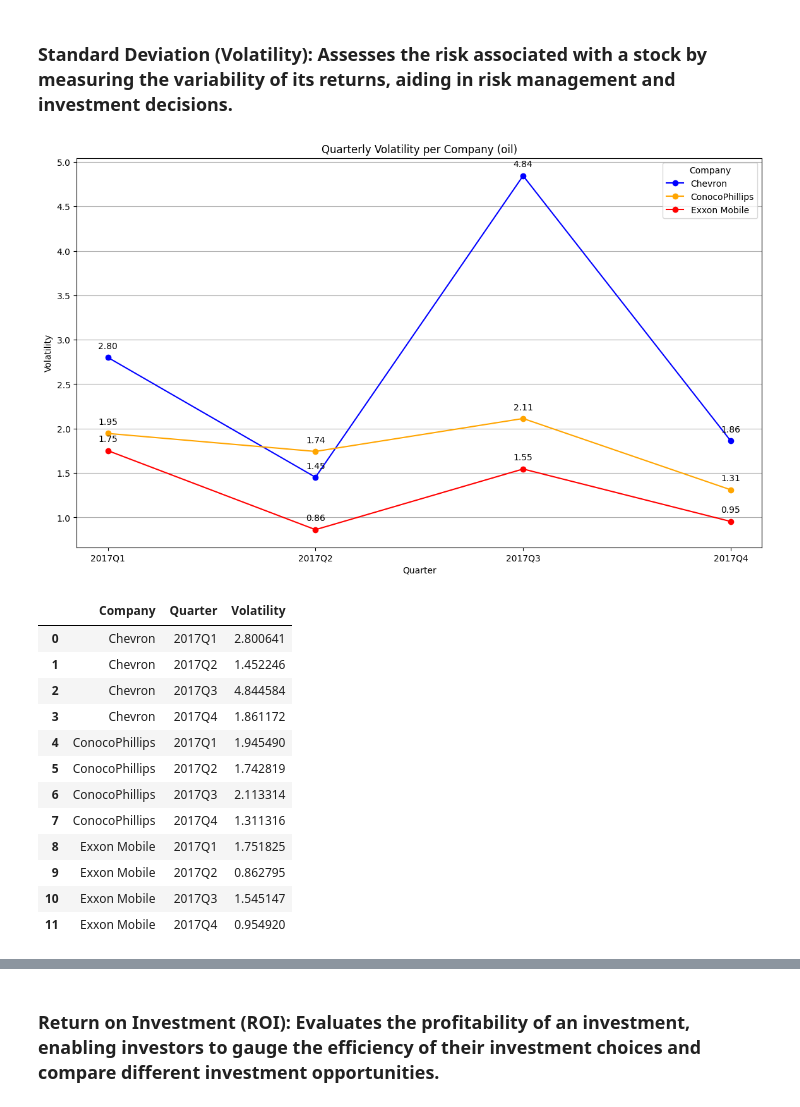
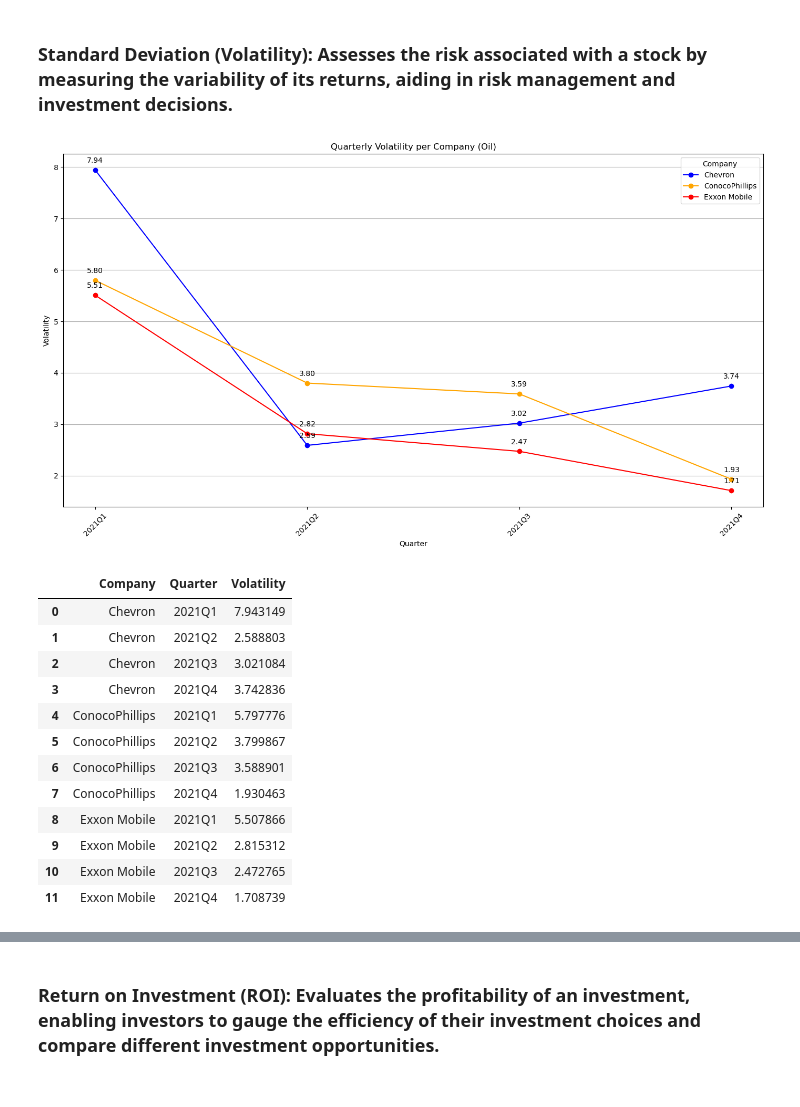
Before and after one commit to juanbracho/UT_Module16, a Jupyter notebook: data/API Change.ipynb, the cells around one changed output, grey strips where cells are left out. Drawn from its saved outputs; the diff is of its cells as text; code cells hidden in the pictures.

```diff
--- a/data/API Change.ipynb
+++ b/data/API Change.ipynb
@@ -105,8 +105,8 @@ combined_tele_data.sort_values(by=['Company', 'Date'], inplace=True)
 combined_tele_data.ffill(inplace=True)
 combined_tele_data.bfill(inplace=True)
 
-# Filter the data to include only dates from 2020-01-01 to 2022-01-01
-start_date = pd.Timestamp('2020-01-01')
+# Filter the data to include only dates from 2021-01-01 to 2022-01-01
+start_date = pd.Timestamp('2021-01-01')
 end_date = pd.Timestamp('2022-01-01')
 filtered_tele_data = combined_tele_data[(combined_tele_data['Date'] >= start_date) & (combined_tele_data['Date'] <= end_date)].copy()
 
@@ -373,45 +351,53 @@ plt.show()
 ### Standard Deviation (Volatility): Assesses the risk associated with a stock by measuring the variability of its returns, aiding in risk management and investment decisions.
 # %%
 # Calculate the standard deviation (volatility) in oil Stock for each quarter
-quarterly_oil_volatility = filtered_oil_data.groupby(['Company', 'Quarter'], as_index=False)['Adj. Close'].std()
-quarterly_oil_volatility.rename(columns={'Adj. Close': 'Volatility'}, inplace=True)
+quarterly_oil_volatility = filtered_oil_data.groupby(['Company', 'Quarter'], as_index=False)['Close'].std()
+quarterly_oil_volatility.rename(columns={'Close': 'Volatility'}, inplace=True)
 
-# Convert the 'Quarter' column to string due to formatting error.
+# Convert the 'Quarter' column to string for plotting
 quarterly_oil_volatility['Quarter'] = quarterly_oil_volatility['Quarter'].astype(str)
 
-# Plot the quarterly volatility.
+# Plot the quarterly volatility
 plt.figure(figsize=(14, 8))
+
 for company in quarterly_oil_volatility['Company'].unique():
     company_data = quarterly_oil_volatility[quarterly_oil_volatility['Company'] == company]
-    plt.plot(company_data['Quarter'].astype(str), company_data['Volatility'], marker='o', label=company, color=oil_colors[company])
-    # Annotate each volatility by stock per quarter.
+    plt.plot(company_data['Quarter'], company_data['Volatility'], marker='o', label=company, color=oil_colors[company])
+
+    # Annotate each volatility by stock per quarter
     for i, row in company_data.iterrows():
-        plt.annotate(f"{row['Volatility']:.2f}", (row['Quarter'], row['Volatility']), textcoords="offset points",
-                     xytext=(0,10), ha='center')
+        plt.annotate(f"{row['Volatility']:.2f}",
+                     (row['Quarter'], row['Volatility']),
+                     textcoords="offset points", xytext=(0,10), ha='center')
 
-# Plot visual formatting.
-plt.title('Quarterly Volatility per Company (oil)')
+# Plot visual formatting
+plt.title('Quarterly Volatility per Company (Oil)')
 plt.xlabel('Quarter')
 plt.ylabel('Volatility')
 plt.legend(title='Company')
 plt.grid(axis='y')
+plt.xticks(rotation=45)
+plt.tight_layout()
+
+# Save the plot as a PNG file
 plt.savefig('outputs/oil_volatility.png')
 plt.show()
 
+# Output the quarterly oil volatility data
 quarterly_oil_volatility
 # %% [output]
-[figure, old version]
+[figure, new version]
 |  | Company | Quarter | Volatility |
-| 0 | Chevron | 2017Q1 | 2.800641 |
-| 1 | Chevron | 2017Q2 | 1.452246 |
-| 2 | Chevron | 2017Q3 | 4.844584 |
-| 3 | Chevron | 2017Q4 | 1.861172 |
-| 4 | ConocoPhillips | 2017Q1 | 1.945490 |
-| 5 | ConocoPhillips | 2017Q2 | 1.742819 |
-| 6 | ConocoPhillips | 2017Q3 | 2.113314 |
-| 7 | ConocoPhillips | 2017Q4 | 1.311316 |
-| 8 | Exxon Mobile | 2017Q1 | 1.751825 |
-| 9 | Exxon Mobile | 2017Q2 | 0.862795 |
-| 10 | Exxon Mobile | 2017Q3 | 1.545147 |
-| 11 | Exxon Mobile | 2017Q4 | 0.954920 |
+| 0 | Chevron | 2021Q1 | 7.943149 |
+| 1 | Chevron | 2021Q2 | 2.588803 |
+| 2 | Chevron | 2021Q3 | 3.021084 |
+| 3 | Chevron | 2021Q4 | 3.742836 |
+| 4 | ConocoPhillips | 2021Q1 | 5.797776 |
+| 5 | ConocoPhillips | 2021Q2 | 3.799867 |
+| 6 | ConocoPhillips | 2021Q3 | 3.588901 |
+| 7 | ConocoPhillips | 2021Q4 | 1.930463 |
+| 8 | Exxon Mobile | 2021Q1 | 5.507866 |
+| 9 | Exxon Mobile | 2021Q2 | 2.815312 |
+| 10 | Exxon Mobile | 2021Q3 | 2.472765 |
+| 11 | Exxon Mobile | 2021Q4 | 1.708739 |
 # %%
```
Also changed, not shown: parts of 9 cells of this notebook, 10 other files.
